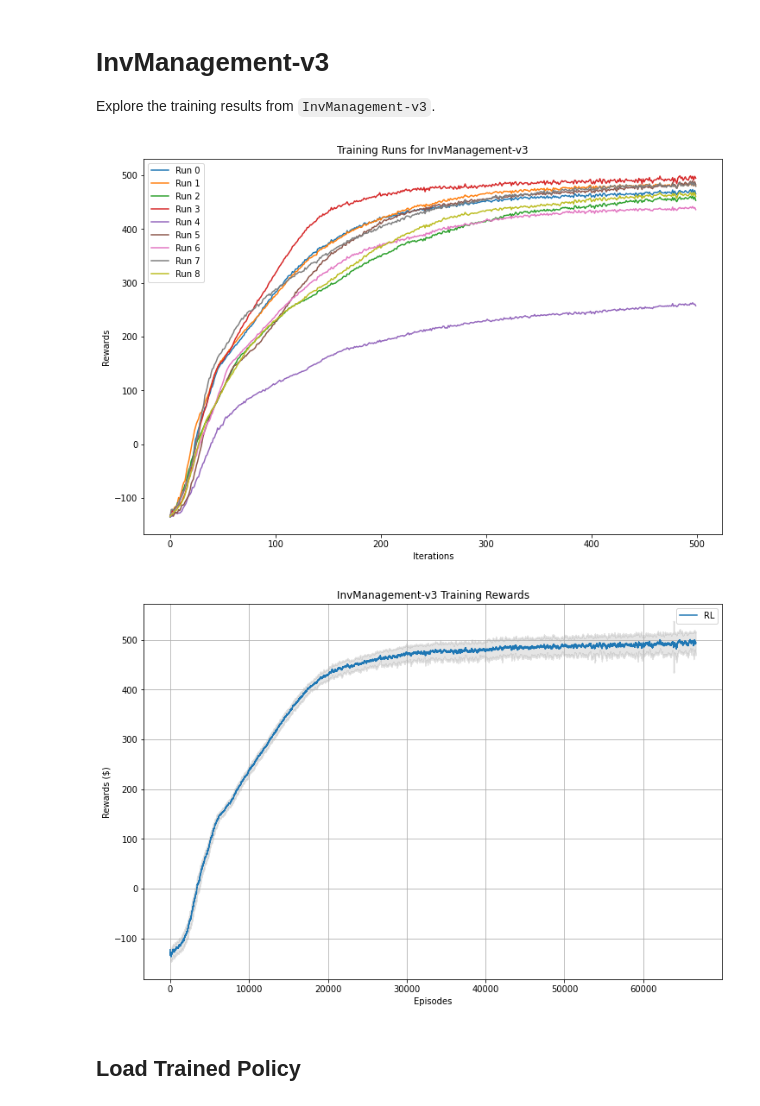
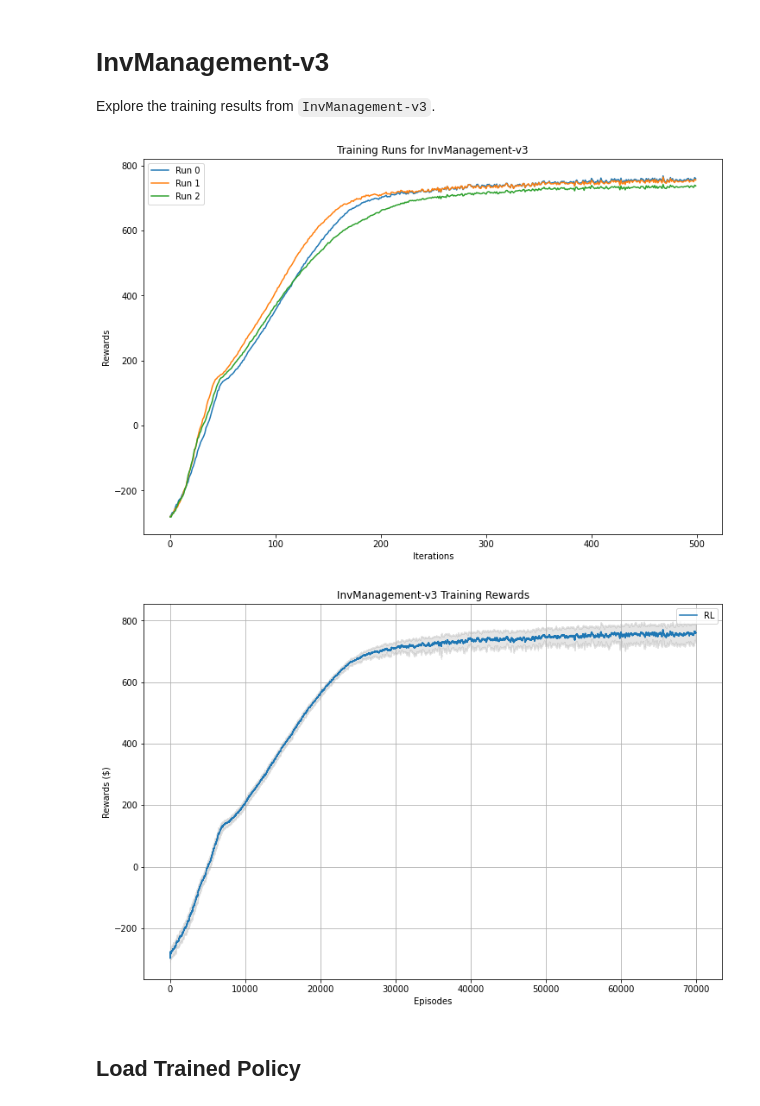
Before and after one commit to grossmann-group/or-gym, a Jupyter notebook: notebooks/training_curves.ipynb, the cells around one changed output. Saved outputs shown, nothing was run; the diff lists cells and outputs as text; code cells hidden in the pictures.

```diff
--- a/notebooks/training_curves.ipynb
+++ b/notebooks/training_curves.ipynb
@@ -73,7 +78,7 @@ def load_policy(path, checkpoint_id="500", pickle_file=True):
 # %%
 env_name = 'InvManagement-v2'
 # ray_path = '/home/christian/ray_results/PPO'
-ray_path = '/home/cdhubbs/ray_results/PPO' # VM
+ray_path = '/home/cdhubbs/or-gym/rl_models/v2' # VM
 iv2_paths = [p for p in os.listdir(ray_path) if env_name in p]
 iv2_paths
 
@@ -225,35 +226,35 @@ Explore the training results from `InvManagement-v3`.
 # %%
 env_name = 'InvManagement-v3'
 # ray_path = '/home/christian/ray_results/PPO'
-ray_path = '/home/cdhubbs/ray_results/PPO' # VM
+ray_path = '/home/cdhubbs/or-gym/rl_models/v3' # VM
 inv3_paths = [p for p in os.listdir(ray_path) if env_name in p]
 
 plt.figure(figsize=(12,8))
 paths = []
 max_rewards = []
 run_count = 0
 for p in inv3_paths:
     d_path = os.path.join(ray_path, p)
     files = os.listdir(d_path)
     if 'error.txt' in files:
         continue
     try:
         data = pd.read_csv(os.path.join(d_path, 'progress.csv'))
         paths.append(d_path)
         max_rewards.append(data['episode_reward_mean'].max())
     except pd.errors.EmptyDataError:
         continue
 
     plt.plot(data['episode_reward_mean'], label=f'Run {run_count}')
     run_count += 1
 
 plt.ylabel('Rewards')
 plt.xlabel('Iterations')
 plt.title('Training Runs for InvManagement-v3')
 plt.legend()
 plt.show()
 # %% [output]
-[figure, old version]
+[figure, new version]
 # %%
 np.argmax(max_rewards)
 inv3_data, inv3_train_data = extract_plot_stats(paths[np.argmax(max_rewards)])
@@ -288,7 +289,7 @@ plt.grid()
 plt.ylabel('Rewards ($)')
 plt.show()
 # %% [output]
-[figure, old version]
+[figure, new version]
 # %% [markdown]
 ## Load Trained Policy
 # %%
```
Also changed, not shown: parts of 11 cells of this notebook, 4 other files.
